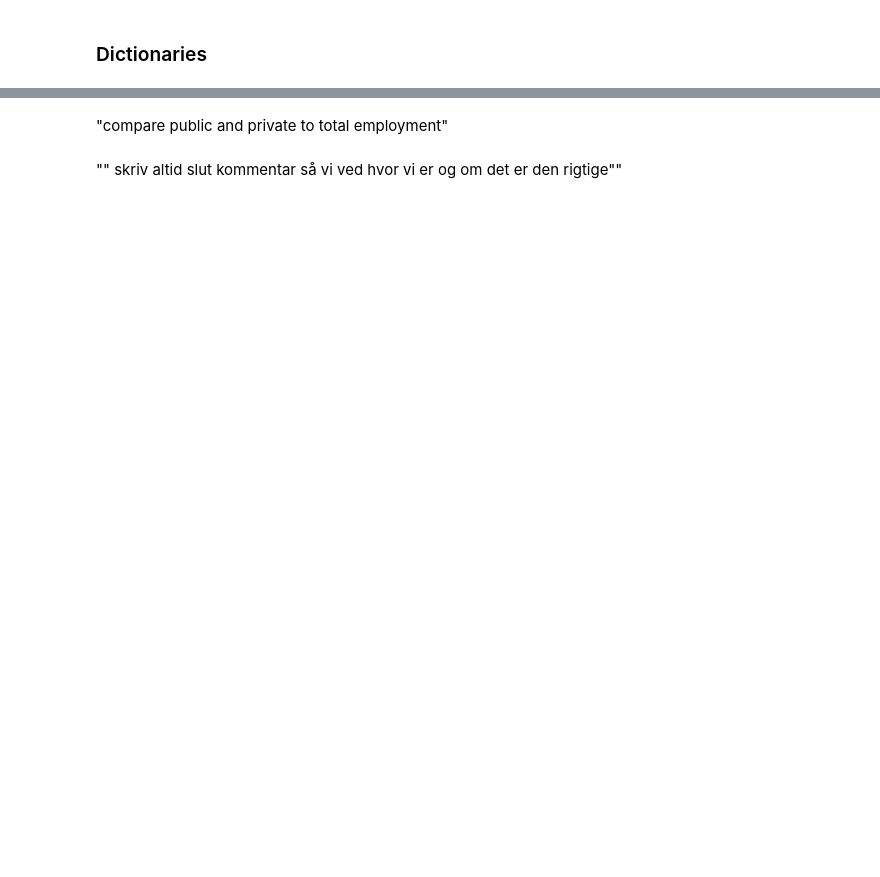
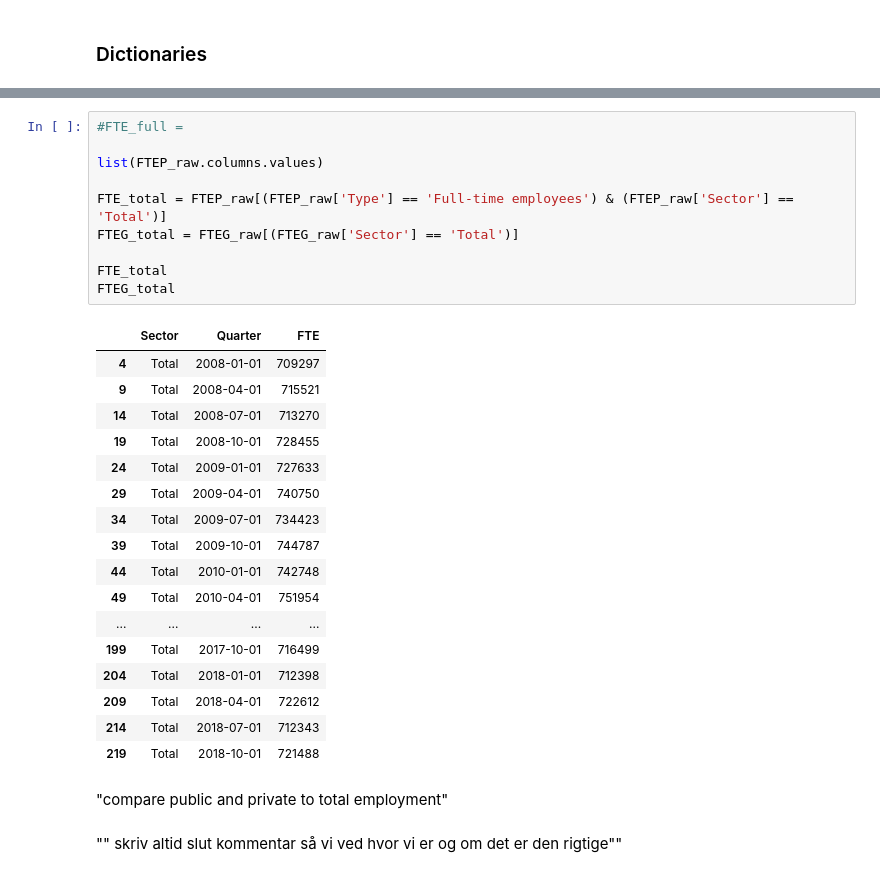
Before and after one commit to NumEconCopenhagen/projects-2019-nx31, a Jupyter notebook: dataproject/NX31_Data_Project.ipynb, the cells around one changed output, grey strips where cells are left out. Cells and saved outputs as stored; diff of their text form; blank space fills up the shorter version.

```diff
--- a/dataproject/NX31_Data_Project.ipynb
+++ b/dataproject/NX31_Data_Project.ipynb
@@ -226,3 +387,31 @@ EM_raw.groupby(['Sector']).describe()
+# %%
+#FTE_full =
+
+list(FTEP_raw.columns.values)
+
+FTE_total = FTEP_raw[(FTEP_raw['Type'] == 'Full-time employees') & (FTEP_raw['Sector'] == 'Total')]
+FTEG_total = FTEG_raw[(FTEG_raw['Sector'] == 'Total')]
+
+FTE_total
+FTEG_total
+# %% [output]
+|  | Sector | Quarter | FTE |
+| 4 | Total | 2008-01-01 | 709297 |
+| 9 | Total | 2008-04-01 | 715521 |
+| 14 | Total | 2008-07-01 | 713270 |
+| 19 | Total | 2008-10-01 | 728455 |
+| 24 | Total | 2009-01-01 | 727633 |
+| 29 | Total | 2009-04-01 | 740750 |
+| 34 | Total | 2009-07-01 | 734423 |
+| 39 | Total | 2009-10-01 | 744787 |
+| 44 | Total | 2010-01-01 | 742748 |
+| 49 | Total | 2010-04-01 | 751954 |
+| ... | ... | ... | ... |
+| 199 | Total | 2017-10-01 | 716499 |
+| 204 | Total | 2018-01-01 | 712398 |
+| 209 | Total | 2018-04-01 | 722612 |
+| 214 | Total | 2018-07-01 | 712343 |
+| 219 | Total | 2018-10-01 | 721488 |
 # %% [markdown]
 "compare public and private to total employment"
 # %% [markdown]
```
Also changed, not shown: parts of 22 cells of this notebook.
